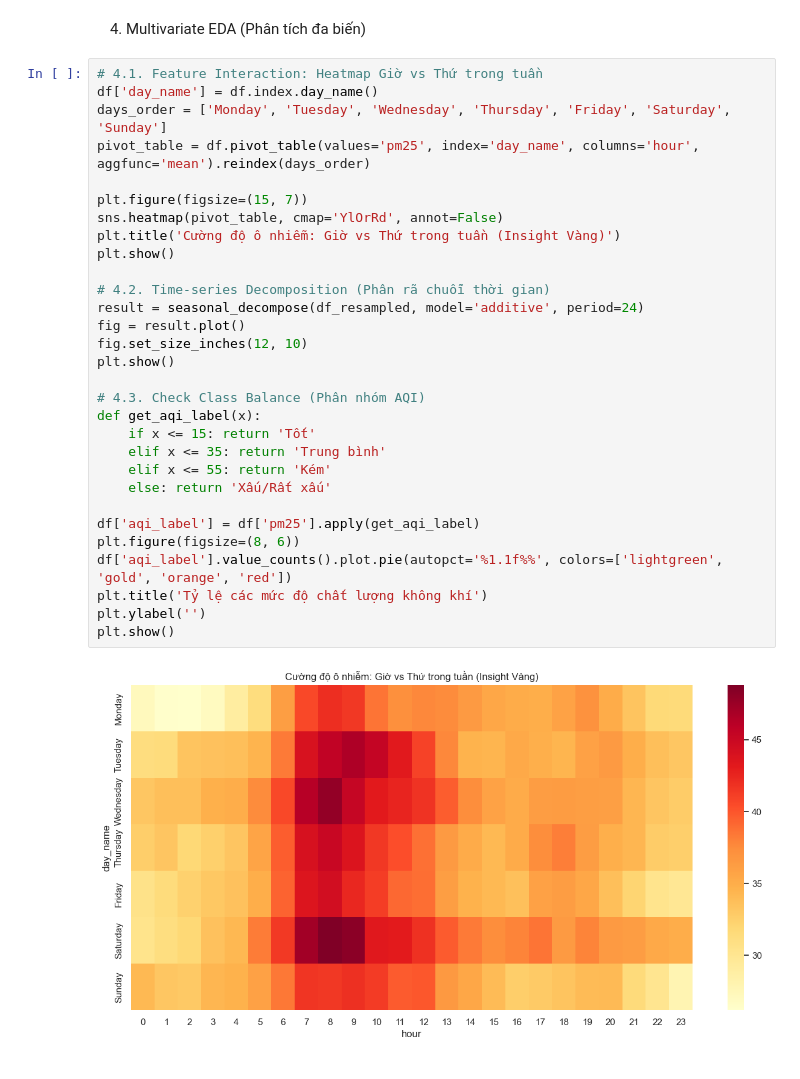
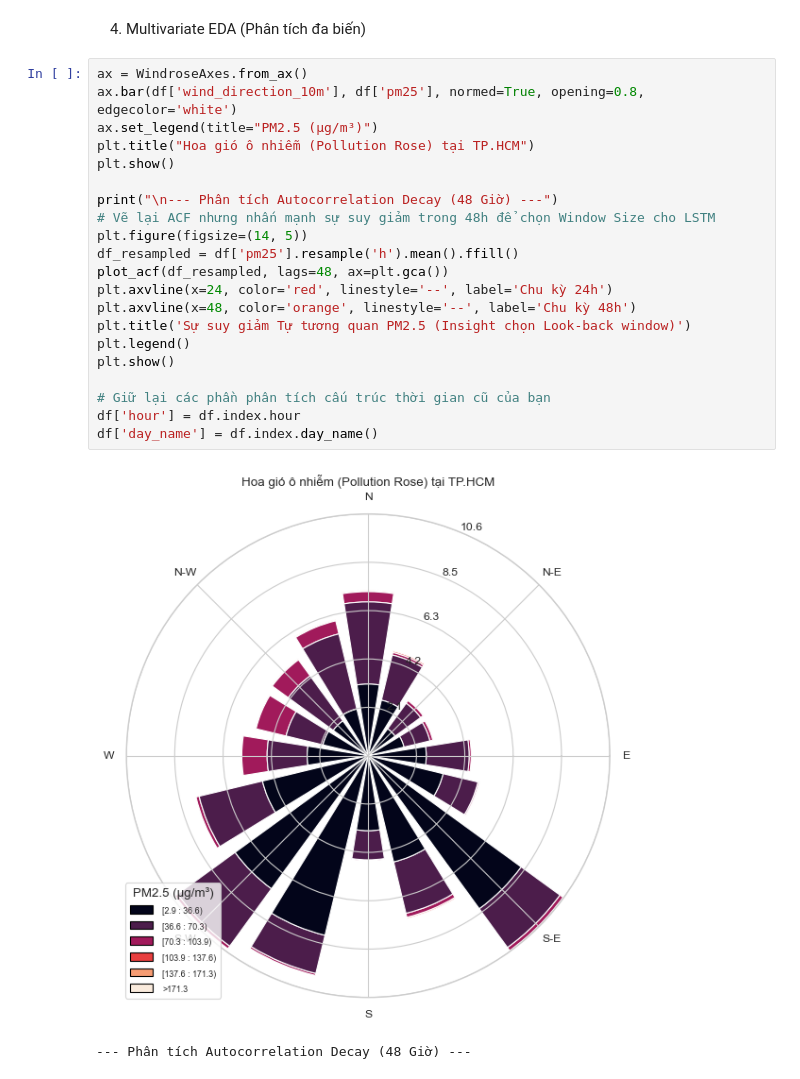
Before and after one commit to QuangDung2511/IS403_HCMC_Air_Quality, a Jupyter notebook: notebooks/2_exploratory_data_analysis.ipynb, the cells around one changed output. Saved outputs shown, nothing was run; the diff lists cells and outputs as text.

```diff
--- a/notebooks/2_exploratory_data_analysis.ipynb
+++ b/notebooks/2_exploratory_data_analysis.ipynb
@@ -113,34 +104,26 @@ plt.show()
 # %% [markdown]
 4. Multivariate EDA (Phân tích đa biến)
 # %%
-# 4.1. Feature Interaction: Heatmap Giờ vs Thứ trong tuần
-df['day_name'] = df.index.day_name()
-days_order = ['Monday', 'Tuesday', 'Wednesday', 'Thursday', 'Friday', 'Saturday', 'Sunday']
-pivot_table = df.pivot_table(values='pm25', index='day_name', columns='hour', aggfunc='mean').reindex(days_order)
-
-plt.figure(figsize=(15, 7))
-sns.heatmap(pivot_table, cmap='YlOrRd', annot=False)
-plt.title('Cường độ ô nhiễm: Giờ vs Thứ trong tuần (Insight Vàng)')
+ax = WindroseAxes.from_ax()
+ax.bar(df['wind_direction_10m'], df['pm25'], normed=True, opening=0.8, edgecolor='white')
+ax.set_legend(title="PM2.5 (µg/m³)")
+plt.title("Hoa gió ô nhiễm (Pollution Rose) tại TP.HCM")
 plt.show()
 
-# 4.2. Time-series Decomposition (Phân rã chuỗi thời gian)
-result = seasonal_decompose(df_resampled, model='additive', period=24)
-fig = result.plot()
-fig.set_size_inches(12, 10)
+print("\n--- Phân tích Autocorrelation Decay (48 Giờ) ---")
+# Vẽ lại ACF nhưng nhấn mạnh sự suy giảm trong 48h để chọn Window Size cho LSTM
+plt.figure(figsize=(14, 5))
+df_resampled = df['pm25'].resample('h').mean().ffill()
+plot_acf(df_resampled, lags=48, ax=plt.gca())
+plt.axvline(x=24, color='red', linestyle='--', label='Chu kỳ 24h')
+plt.axvline(x=48, color='orange', linestyle='--', label='Chu kỳ 48h')
+plt.title('Sự suy giảm Tự tương quan PM2.5 (Insight chọn Look-back window)')
+plt.legend()
 plt.show()
 
-# 4.3. Check Class Balance (Phân nhóm AQI)
-def get_aqi_label(x):
-    if x <= 15: return 'Tốt'
-    elif x <= 35: return 'Trung bình'
-    elif x <= 55: return 'Kém'
-    else: return 'Xấu/Rất xấu'
-
-df['aqi_label'] = df['pm25'].apply(get_aqi_label)
-plt.figure(figsize=(8, 6))
-df['aqi_label'].value_counts().plot.pie(autopct='%1.1f%%', colors=['lightgreen', 'gold', 'orange', 'red'])
-plt.title('Tỷ lệ các mức độ chất lượng không khí')
-plt.ylabel('')
-plt.show()
+# Giữ lại các phần phân tích cấu trúc thời gian cũ của bạn
+df['hour'] = df.index.hour
+df['day_name'] = df.index.day_name()
 # %% [output]
-[figure, old version]
+[figure, new version]
+--- Phân tích Autocorrelation Decay (48 Giờ) ---
```
Also changed, not shown: parts of 9 cells of this notebook.
